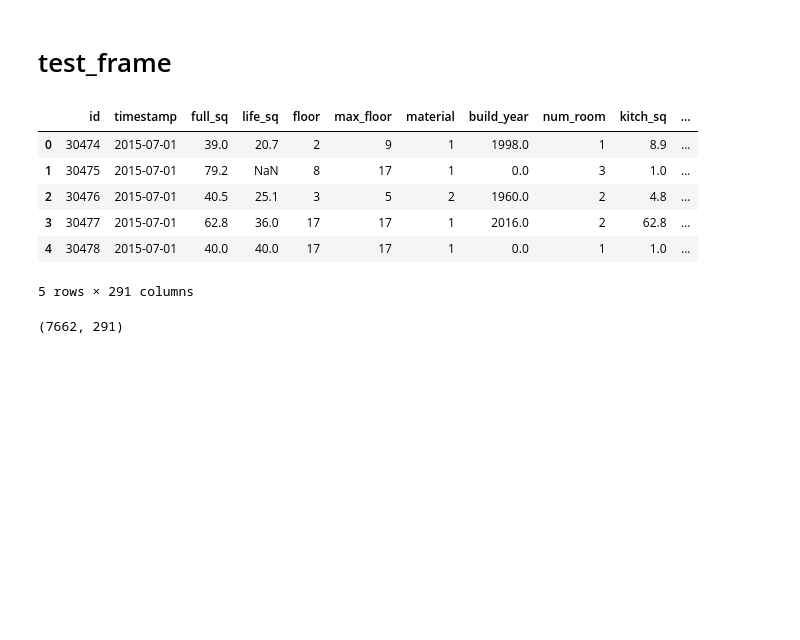
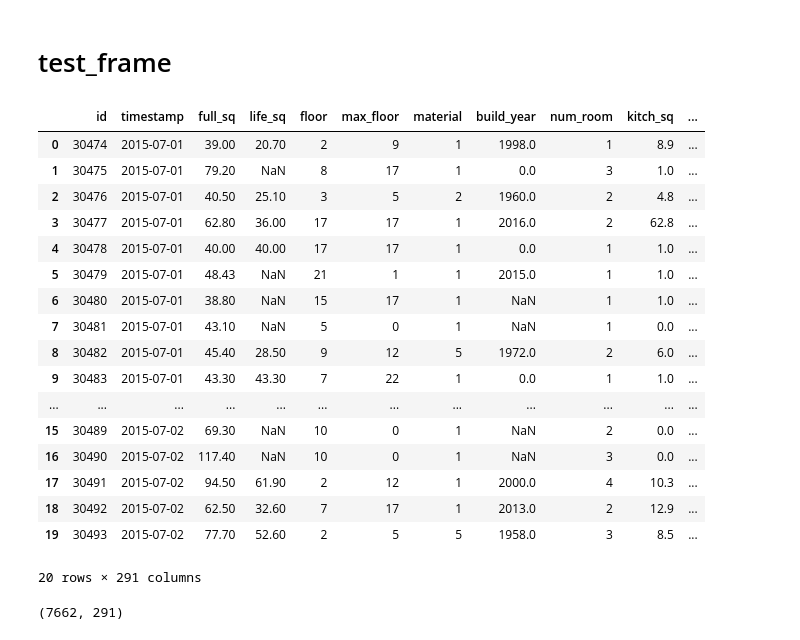
Before and after one commit to XierHacker/KaggleCollection, a Jupyter notebook: SberbankRussianHousingMarket/source/dataExplore.ipynb, the cells around one changed output. Drawn from its saved outputs; the diff is of its cells as text; code cells hidden in the pictures; blank space fills up the shorter version.

```diff
--- a/SberbankRussianHousingMarket/source/dataExplore.ipynb
+++ b/SberbankRussianHousingMarket/source/dataExplore.ipynb
@@ -24,15 +35,26 @@ train_frame.shape
 # %% [markdown]
 # test_frame
 # %%
-test_frame.head()
+test_frame.head(20)
 # %% [output]
 |  | id | timestamp | full_sq | life_sq | floor | max_floor | material | build_year | num_room | kitch_sq | ... |
-| 0 | 30474 | 2015-07-01 | 39.0 | 20.7 | 2 | 9 | 1 | 1998.0 | 1 | 8.9 | ... |
-| 1 | 30475 | 2015-07-01 | 79.2 | NaN | 8 | 17 | 1 | 0.0 | 3 | 1.0 | ... |
-| 2 | 30476 | 2015-07-01 | 40.5 | 25.1 | 3 | 5 | 2 | 1960.0 | 2 | 4.8 | ... |
-| 3 | 30477 | 2015-07-01 | 62.8 | 36.0 | 17 | 17 | 1 | 2016.0 | 2 | 62.8 | ... |
-| 4 | 30478 | 2015-07-01 | 40.0 | 40.0 | 17 | 17 | 1 | 0.0 | 1 | 1.0 | ... |
+| 0 | 30474 | 2015-07-01 | 39.00 | 20.70 | 2 | 9 | 1 | 1998.0 | 1 | 8.9 | ... |
+| 1 | 30475 | 2015-07-01 | 79.20 | NaN | 8 | 17 | 1 | 0.0 | 3 | 1.0 | ... |
+| 2 | 30476 | 2015-07-01 | 40.50 | 25.10 | 3 | 5 | 2 | 1960.0 | 2 | 4.8 | ... |
+| 3 | 30477 | 2015-07-01 | 62.80 | 36.00 | 17 | 17 | 1 | 2016.0 | 2 | 62.8 | ... |
+| 4 | 30478 | 2015-07-01 | 40.00 | 40.00 | 17 | 17 | 1 | 0.0 | 1 | 1.0 | ... |
+| 5 | 30479 | 2015-07-01 | 48.43 | NaN | 21 | 1 | 1 | 2015.0 | 1 | 1.0 | ... |
+| 6 | 30480 | 2015-07-01 | 38.80 | NaN | 15 | 17 | 1 | NaN | 1 | 1.0 | ... |
+| 7 | 30481 | 2015-07-01 | 43.10 | NaN | 5 | 0 | 1 | NaN | 1 | 0.0 | ... |
+| 8 | 30482 | 2015-07-01 | 45.40 | 28.50 | 9 | 12 | 5 | 1972.0 | 2 | 6.0 | ... |
+| 9 | 30483 | 2015-07-01 | 43.30 | 43.30 | 7 | 22 | 1 | 0.0 | 1 | 1.0 | ... |
+| ... | ... | ... | ... | ... | ... | ... | ... | ... | ... | ... | ... |
+| 15 | 30489 | 2015-07-02 | 69.30 | NaN | 10 | 0 | 1 | NaN | 2 | 0.0 | ... |
+| 16 | 30490 | 2015-07-02 | 117.40 | NaN | 10 | 0 | 1 | NaN | 3 | 0.0 | ... |
+| 17 | 30491 | 2015-07-02 | 94.50 | 61.90 | 2 | 12 | 1 | 2000.0 | 4 | 10.3 | ... |
+| 18 | 30492 | 2015-07-02 | 62.50 | 32.60 | 7 | 17 | 1 | 2013.0 | 2 | 12.9 | ... |
+| 19 | 30493 | 2015-07-02 | 77.70 | 52.60 | 2 | 5 | 5 | 1958.0 | 3 | 8.5 | ... |
-5 rows × 291 columns
+20 rows × 291 columns
 # %%
 test_frame.shape
 # %% [output]
```
Also changed, not shown: parts of 11 cells of this notebook, 2 other files.
